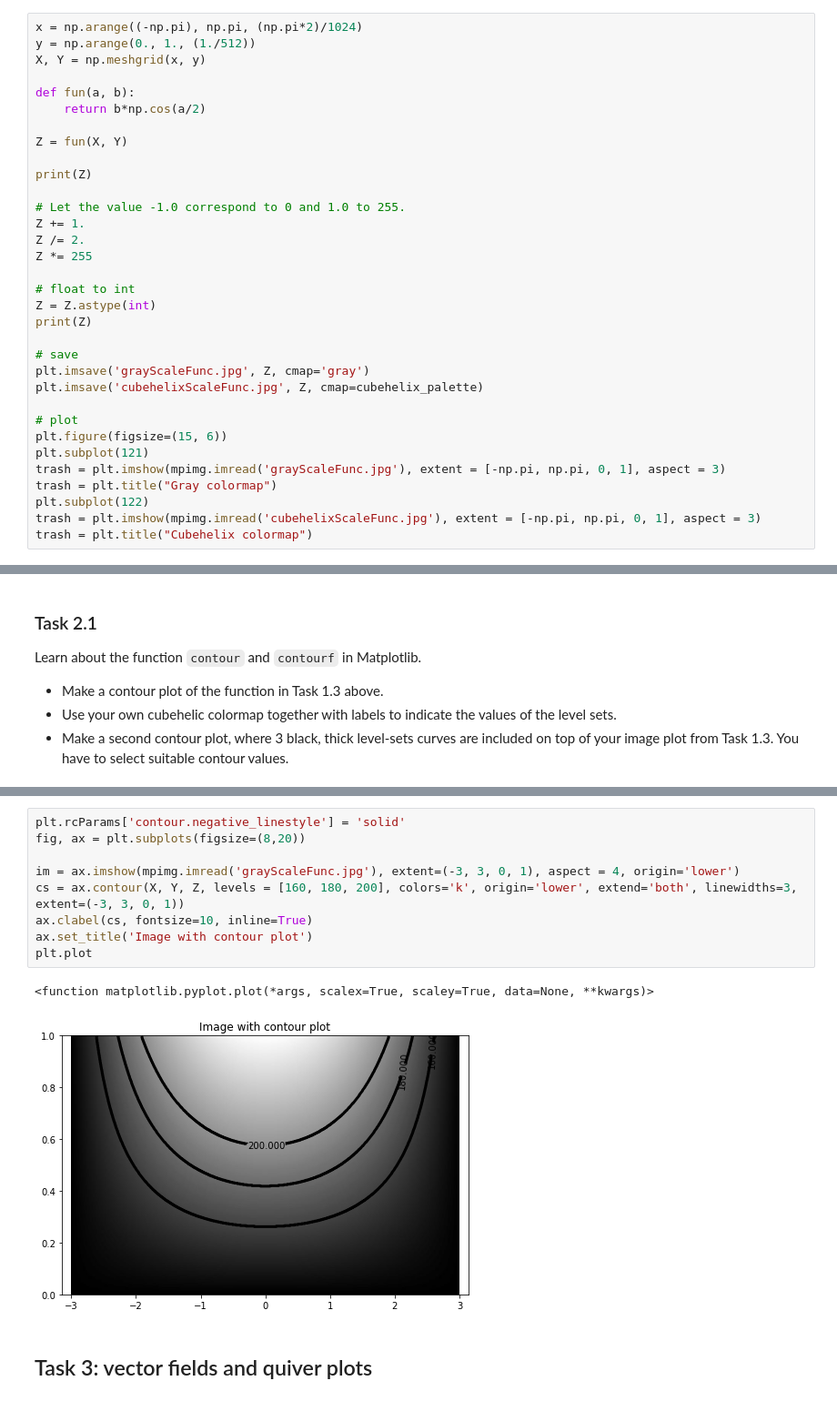
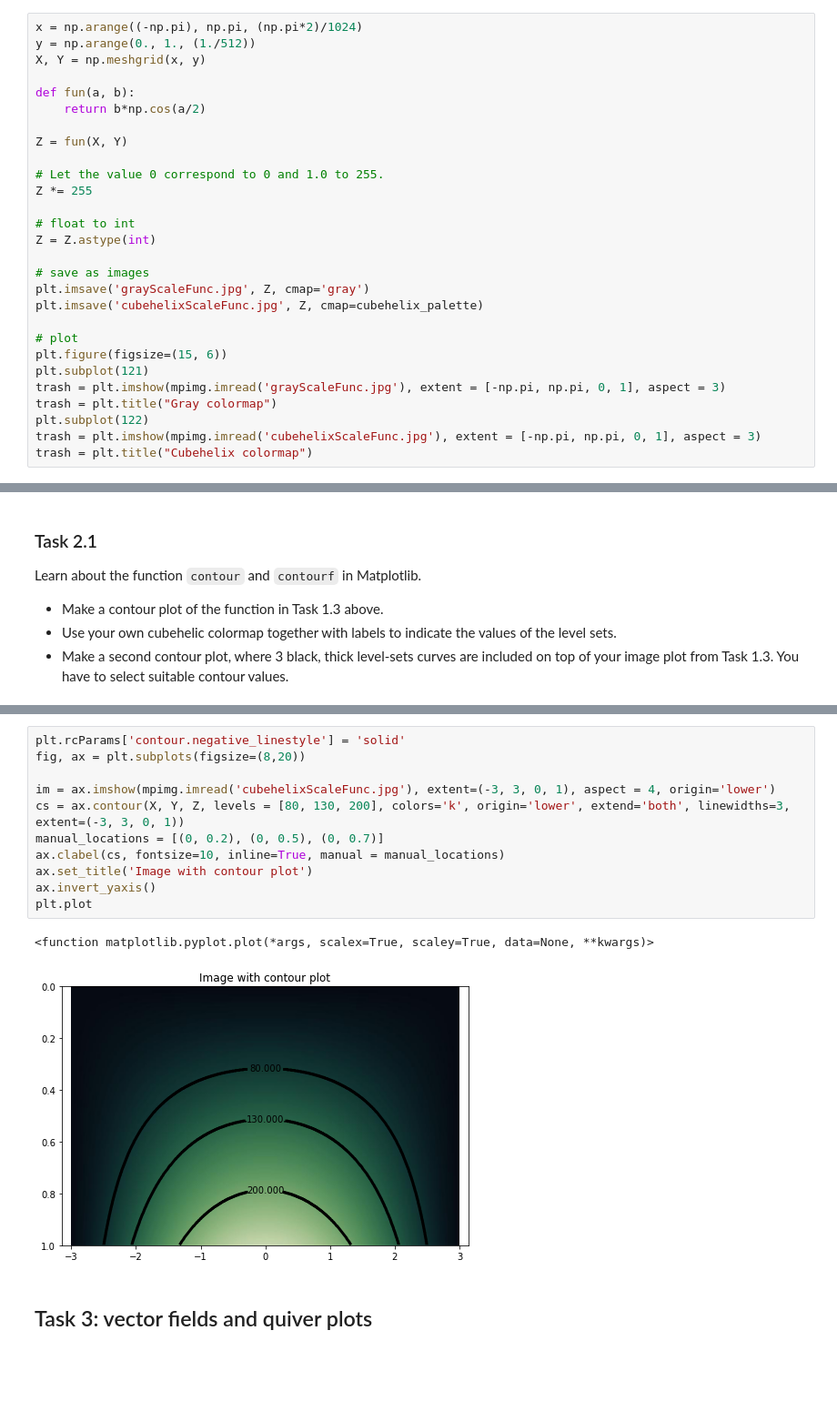
Before and after one commit to elvinafahlgren/Visualization, a Jupyter notebook: worksheet-3.ipynb, the cells around one changed output, grey strips where cells are left out. Shown at 91% size. Drawn from its saved outputs; the diff is of its cells as text; blank space fills up the shorter version.

```diff
--- a/worksheet-3.ipynb
+++ b/worksheet-3.ipynb
@@ -127,18 +123,13 @@ def fun(a, b):
 
 Z = fun(X, Y)
 
-print(Z)
-
-# Let the value -1.0 correspond to 0 and 1.0 to 255.
-Z += 1.
-Z /= 2.
+# Let the value 0 correspond to 0 and 1.0 to 255.
 Z *= 255
 
 # float to int
 Z = Z.astype(int)
-print(Z)
 
-# save
+# save as images
 plt.imsave('grayScaleFunc.jpg', Z, cmap='gray')
 plt.imsave('cubehelixScaleFunc.jpg', Z, cmap=cubehelix_palette)
 
@@ -222,15 +183,17 @@ ax.invert_yaxis()
 # %%
 plt.rcParams['contour.negative_linestyle'] = 'solid'
 fig, ax = plt.subplots(figsize=(8,20))
 
-im = ax.imshow(mpimg.imread('grayScaleFunc.jpg'), extent=(-3, 3, 0, 1), aspect = 4, origin='lower')
-cs = ax.contour(X, Y, Z, levels = [160, 180, 200], colors='k', origin='lower', extend='both', linewidths=3, extent=(-3, 3, 0, 1))
-ax.clabel(cs, fontsize=10, inline=True)
+im = ax.imshow(mpimg.imread('cubehelixScaleFunc.jpg'), extent=(-3, 3, 0, 1), aspect = 4, origin='lower')
+cs = ax.contour(X, Y, Z, levels = [80, 130, 200], colors='k', origin='lower', extend='both', linewidths=3, extent=(-3, 3, 0, 1))
+manual_locations = [(0, 0.2), (0, 0.5), (0, 0.7)]
+ax.clabel(cs, fontsize=10, inline=True, manual = manual_locations)
 ax.set_title('Image with contour plot')
+ax.invert_yaxis()
 plt.plot
 # %% [output]
 <function matplotlib.pyplot.plot(*args, scalex=True, scaley=True, data=None, **kwargs)>
-[figure, old version]
+[figure, new version]
 # %% [markdown]
 ## Task 3: vector fields and quiver plots
 # %% [markdown]
```
Also changed, not shown: parts of 10 cells of this notebook, 9 other files.
